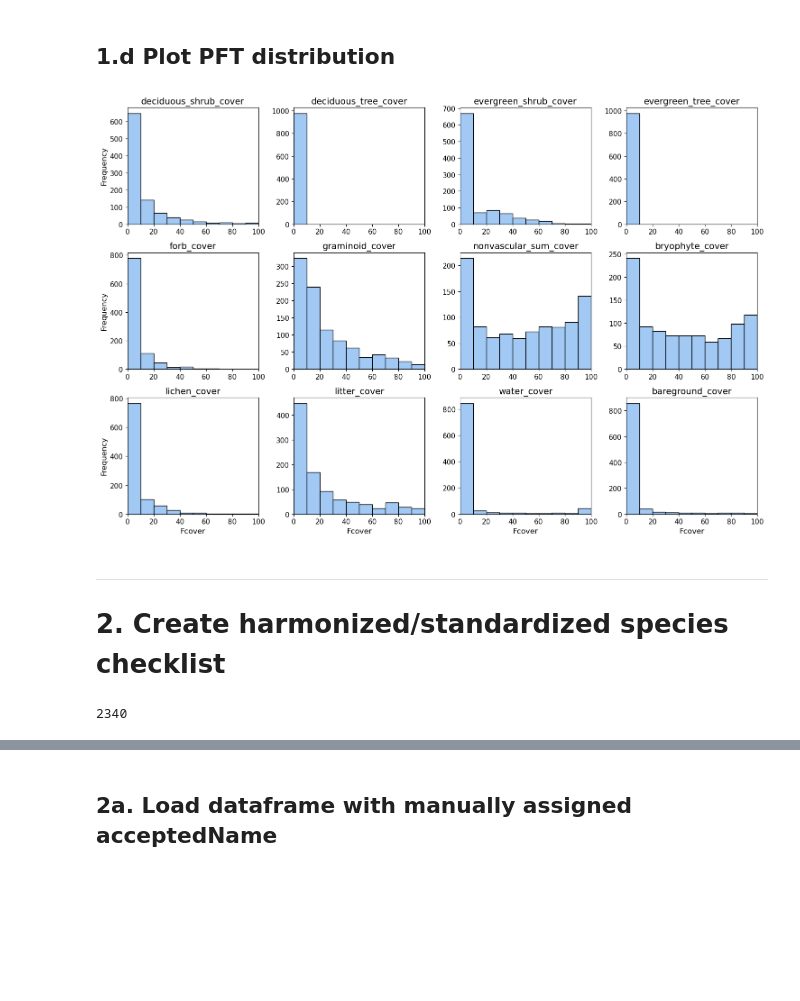
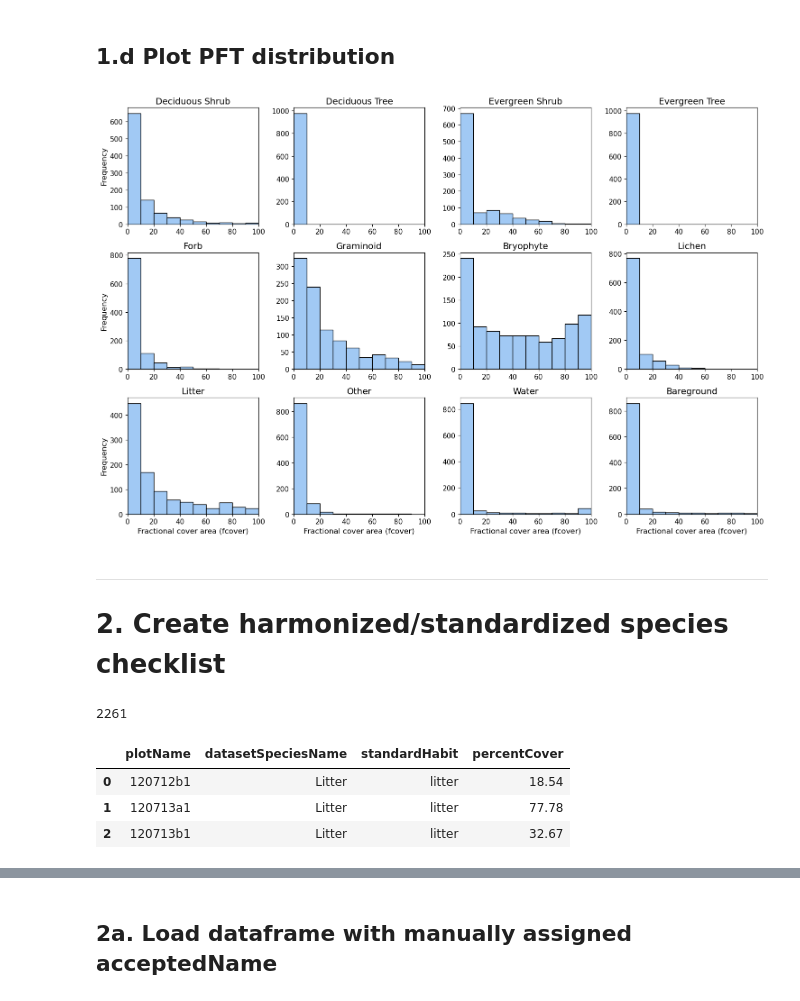
Before and after one commit to climatemodeling/alaska_pft_fcover_harmonization, a Jupyter notebook: harmonization.ipynb, the cells around one changed output, grey strips where cells are left out. Saved outputs shown, nothing was run; the diff lists cells and outputs as text; code cells hidden in the pictures; blank space fills up the shorter version.

```diff
--- a/harmonization.ipynb
+++ b/harmonization.ipynb
@@ -59 +51,24 @@ fcover.head(3)
+# %%
+# pft_fcover
+sources = ['abr', 'akveg', 'ava', 'neon', 'nga']
+aux_dfs = []
+for source in sources:
+    path = f'{source}/output_data/{source}_plot_info.csv'
+    df = pd.read_csv(path, index_col=0)
+    aux_dfs.append(df)
+aux = pd.concat(aux_dfs)
+
+# set data types
+intcols = ['surveyYear', 'surveyMonth', 'surveyDay', 'bioclimSubzone']
+for col in intcols:
+    aux[col] = aux[col].astype('Int64')
+
+# adjust column names and index
+aux.columns = [camel_to_snake(col) for col in aux.columns]
+aux.index.name = 'plot_id'
+aux['unique_id'] = pd.factorize(aux.index)[0]
+aux = aux.reset_index()
+aux = aux.set_index('unique_id')
+
+aux.to_csv('standardized_plot_information_temp.csv')
 # %% [markdown]
@@ -91,13 +108,13 @@ Name: plot_id, dtype: int64
 scaler = MinMaxScaler(feature_range=(0, 100))
 
 # Fit and transform the data
-cover_cols = [col for col in fcover.columns if 'cover' in col]
-fcover_scaled = pd.DataFrame(scaler.fit_transform(fcover[cover_cols]), columns=cover_cols)
+cover_cols = [col for col in pft_fcover.columns if 'cover' in col]
+pft_fcover_scaled = pd.DataFrame(scaler.fit_transform(pft_fcover[cover_cols]), columns=cover_cols)
 # %% [markdown]
 ## 1.d Plot PFT distribution
 # %%
 # List of fcover types (assuming columns represent different fcover types)
-fcover_types = [col for col in fcover_scaled.columns if 'cover' in col]
+fcover_types = [col for col in pft_fcover_scaled.columns if 'cover' in col and col not in ['nonvascular_sum_cover']]
 
 # Number of subplots (assuming 10 fcover types)
 num_subplots = len(fcover_types)
@@ -105,7 +122,7 @@ nrows = 3
 ncols = ceil(num_subplots / nrows)
 
 # Determine the common x and y axis ranges
-all_values = pd.concat([fcover_scaled[col].dropna() for col in fcover_types])
+all_values = pd.concat([pft_fcover_scaled[col].dropna() for col in fcover_types])
 x_min, x_max = all_values.min(), all_values.max()
 
 # Create a figure and subplots
@@ -123,49 +140,61 @@ bin_width = 10  # Adjust as needed
 
 # Define bin edges
 bin_edges = range(int(x_min), int(x_max) + bin_width, bin_width)
 
+# Function to format fcover_type titles
+def format_fcover_title(fcover_type):
+    # Remove '_cover' suffix and capitalize words
+    formatted_title = fcover_type.replace('_cover', '').replace('_', ' ').title()
+    return formatted_title
+
 # Plot each fcover type in a separate subplot
 for i, fcover_type in enumerate(fcover_types):
-    axs[i].hist(fcover[fcover_type], bins=bin_edges, color=palette[0], edgecolor='black', align='mid')
-    axs[i].set_title(fcover_type, fontsize=14)
+    axs[i].hist(pft_fcover[fcover_type], bins=bin_edges, color=palette[0], edgecolor='black', align='mid')
+    axs[i].set_title(format_fcover_title(fcover_type), fontsize=14)
     axs[i].set_xlim(x_min, x_max)
     axs[i].tick_params(axis='both', which='major', labelsize=11)
     axs[i].xaxis.set_tick_params(labelbottom=True)
 
     # Set x-axis label only for the bottom row
     if i >= (nrows - 1) * ncols:
-        axs[i].set_xlabel('Fcover', fontsize=12)
+        axs[i].set_xlabel('Fractional cover area (fcover)', fontsize=12)
 
     # Set y-axis label only for the far-left column
     if i % ncols == 0:
         axs[i].set_ylabel('Frequency', fontsize=12)
 
 # # Set y-axis limits based on the highest bin count across all subplots
 # max_y = max(ax.get_ylim()[1] for ax in axs[:num_subplots])
 # for ax in axs[:num_subplots]:
 #     ax.set_ylim(0, max_y)
 
 # Remove any empty subplots
 for j in range(num_subplots, len(axs)):
     fig.delaxes(axs[j])
 
 # Adjust layout
 plt.tight_layout()
 plt.show()
 # %% [output]
-[figure, old version]
+[figure, new version]
 # %% [markdown]
 ---
 # 2. Create harmonized/standardized species checklist
 # %%
 # create species name dataframe
-sources = ['abr', 'akveg', 'ava', 'neon', 'sp']
-dfs = []
+sources = ['abr', 'akveg', 'ava', 'neon', 'nga']
+species_dfs = []
 for source in sources:
-    path = f'{source}/output_data/{source}_all_habits.csv'
+    path = f'{source}/output_data/{source}_nonstandard_species_fcover.csv'
     df = pd.read_csv(path, index_col=0)
-    dfs.append(df)
-species_habit = pd.concat(dfs, axis=0)
-pd.DataFrame(species_fcover['datasetSpeciesName'].unique()).shape[0]
+    species_dfs.append(df)
+species_fcover = pd.concat(species_dfs, axis=0)
+species_fcover = species_fcover.reset_index()
+print(len(species_habit['datasetSpeciesName'].unique()))
+species_fcover.head(3)
 # %% [output]
-2340
+2261
+|  | plotName | datasetSpeciesName | standardHabit | percentCover |
+| 0 | 120712b1 | Litter | litter | 18.54 |
+| 1 | 120713a1 | Litter | litter | 77.78 |
+| 2 | 120713b1 | Litter | litter | 32.67 |
```
Also changed, not shown: parts of 20 cells of this notebook, 8 other files.
